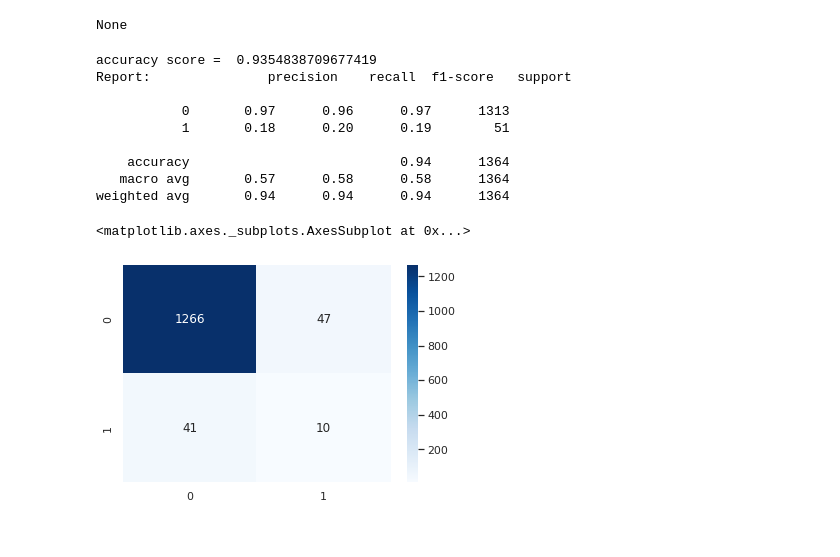
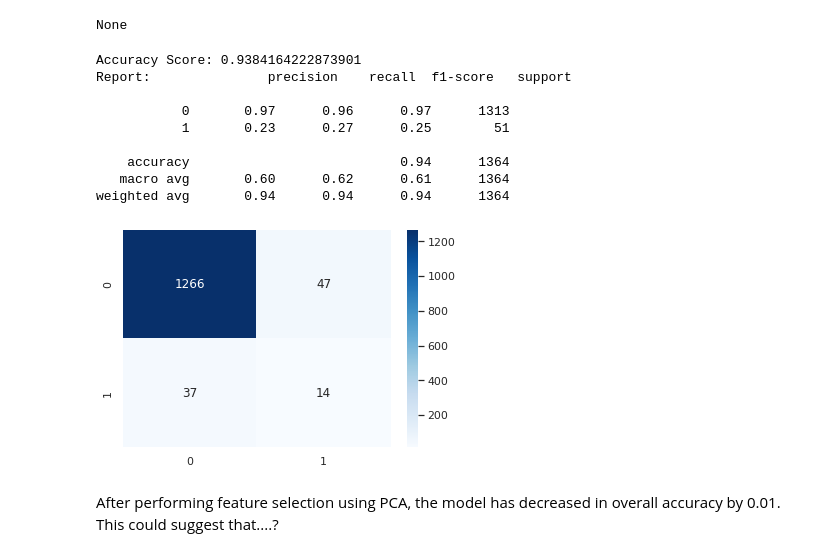
Before and after one commit to erinmcmahon26/Company-Bankruptcy-Prediction, a Jupyter notebook: DecisionTree_and_RandomForest.ipynb, the cells around one changed output. Saved outputs shown, nothing was run; the diff lists cells and outputs as text; code cells hidden in the pictures.

```diff
--- a/DecisionTree_and_RandomForest.ipynb
+++ b/DecisionTree_and_RandomForest.ipynb
@@ -184,27 +169,21 @@ pca = PCA(n_components=48)
 pca.fit(x_train)
 x_train_pca = pca.transform(x_train)
 x_test_pca = pca.transform(x_test)
-# %%
-clf = DecisionTreeClassifier(random_state=0)
-clf.fit(x_train_pca,y_train)
-
-clf2y_pred = clf.predict(x_test_pca)
-cm = confusion_matrix(y_test,clf2y_pred)
-
-clfa = accuracy_score(y_test, clf2y_pred)
-print('accuracy score = ', accuracy_score(y_test, clf2y_pred))
-print("Report:", classification_report(y_test, clf2y_pred))
-
-sns.heatmap(cm,annot=True,fmt="d",cmap = "Blues")
-# %% [output]
-accuracy score =  0.9354838709677419
-Report:               precision    recall  f1-score   support
-
-           0       0.97      0.96      0.97      1313
-           1       0.18      0.20      0.19        51
-
-    accuracy                           0.94      1364
-   macro avg       0.57      0.58      0.58      1364
-weighted avg       0.94      0.94      0.94      1364
-<matplotlib.axes._subplots.AxesSubplot at 0x...>
-[figure, removed]
+# %%
+clf = DecisionTreeClassifier(random_state=0)
+clf.fit(x_train_pca,y_train)
+
+model_metrics(clf, x_test_pca, y_test)
+# %% [output]
+Accuracy Score: 0.9384164222873901
+Report:               precision    recall  f1-score   support
+
+           0       0.97      0.96      0.97      1313
+           1       0.23      0.27      0.25        51
+
+    accuracy                           0.94      1364
+   macro avg       0.60      0.62      0.61      1364
+weighted avg       0.94      0.94      0.94      1364
+[figure, added]
+# %% [markdown]
+After performing feature selection using PCA, the model has decreased in overall accuracy by 0.01. This could suggest that....?
```
Also changed, not shown: parts of 39 cells of this notebook.
